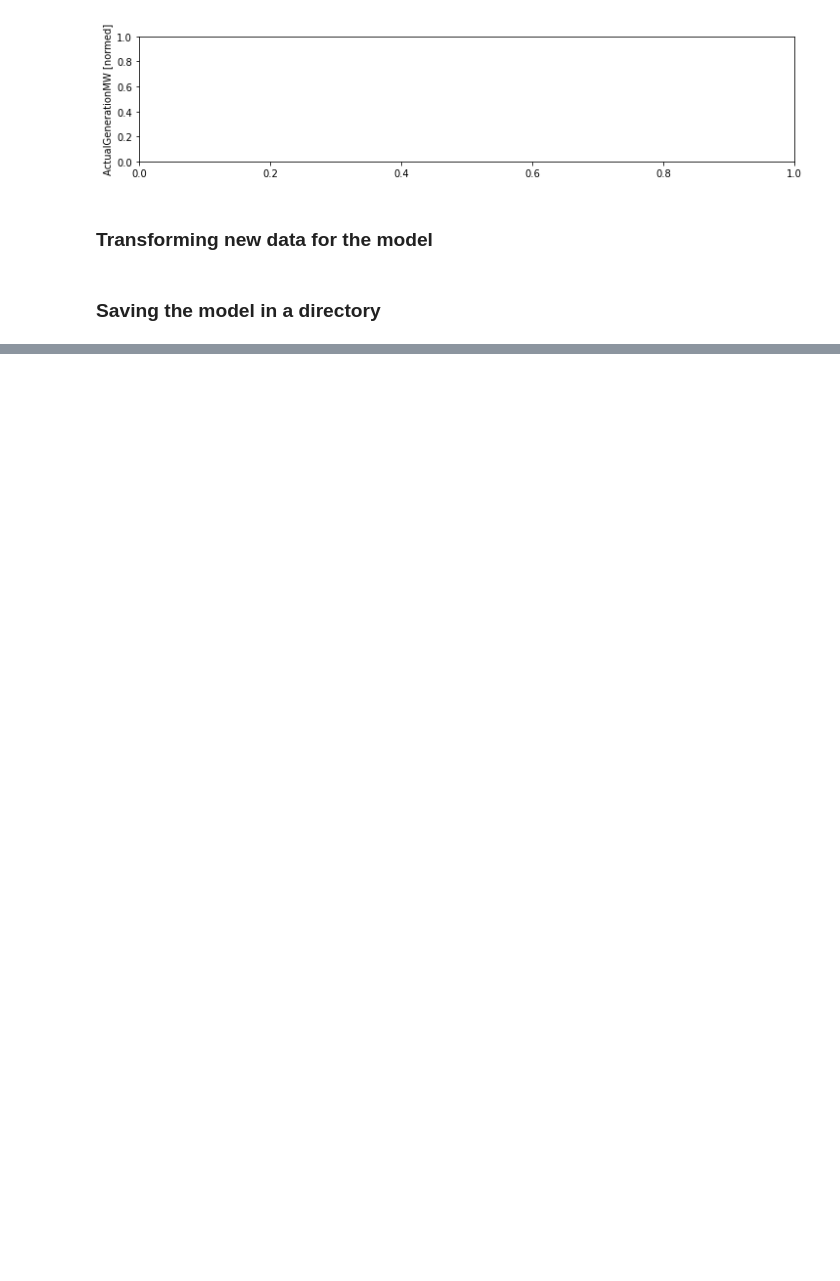
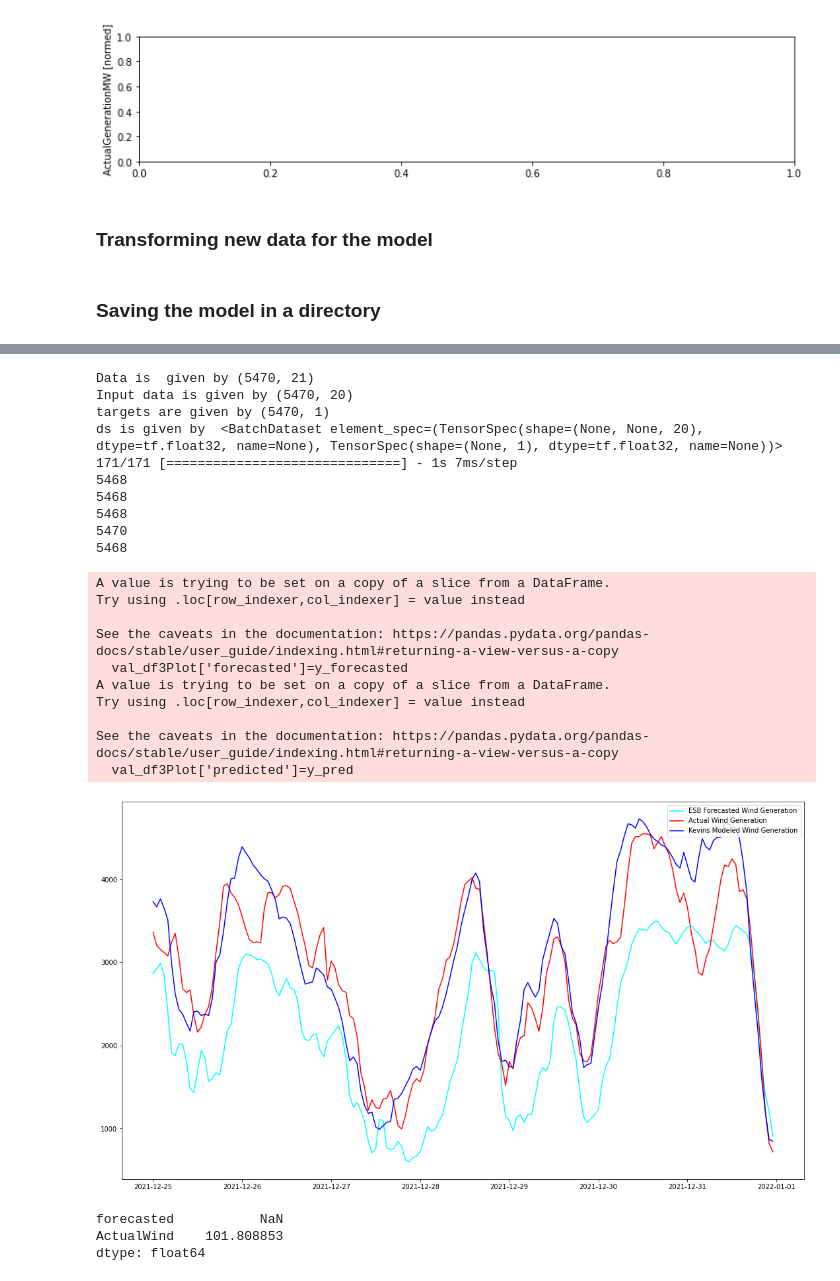
Before and after one commit to kevinTheQuigley/chargeTimeAnalytics, a Jupyter notebook: ChargeTimeML.ipynb, the cells around one changed output, grey strips where cells are left out. Drawn from its saved outputs; the diff is of its cells as text; code cells hidden in the pictures; blank space fills up the shorter version.

```diff
--- a/ChargeTimeML.ipynb
+++ b/ChargeTimeML.ipynb
@@ -1126,8 +1101,8 @@ def make_dataset(self, data):
     data = np.array(data, dtype=np.float32)
     print("Data is  given by",data.shape)
 
-    inputData=data[:,:7]
-    targets=data[:,7:]
+    inputData=data[:,:20]
+    targets=data[:,20:]
     print("Input data is given by", inputData.shape)
     print("targets are given by",targets.shape)
 
@@ -1553,0 +1507,9 @@ conv_model.save('models/conv_model')
+# %%
+usedCols=['sin_day','sin_hour','cos_day','cos_hour','dub_wddir','dub_wdsp','dub_temp','dub_msl',
+    'don_wddir','don_wdsp','don_temp','don_msl',
+    'cla_wddir','cla_wdsp','cla_temp','cla_msl',
+    'cor_wddir','cor_wdsp','cor_temp','cor_msl','ActualWind']
+
+train_df3 = train_df[usedCols]
+val_df3 = val_df[usedCols]
+test_df3 = test_df[usedCols]
@@ -1553,0 +1748,62 @@ conv_model.save('models/conv_model')
+# %%
+import matplotlib.pyplot as plt
+from matplotlib.pyplot import figure
+
+# Creating predicted column
+y_predAr=conv_model.predict(conv_window.val)
+y_pred=y_predAr[:,0]
+
+
+
+# Setting the values
+y_valid =        val_df['ActualWind'].iloc[2:]
+y_forecasted = val_df['ForecastWind'].iloc[2:]
+
+val_df3Plot=val_df3.iloc[2:]
+
+print(len(y_forecasted))
+print(len(y_valid))
+print(len(y_pred))
+print(len(val_df['ActualWind']))
+print(len(val_df3Plot['ActualWind']))
+
+val_df3Plot['forecasted']=y_forecasted
+
+val_df3Plot['predicted']=y_pred
+
+plt.plot(X_valid['date2'][-7*24:],y_pred[-7*24:],color = 'cyan',label = 'ESB Forecasted Wind Generation')
+plt.plot(X_valid['date2'][-7*24:],y_valid[-7*24:],color = 'red',label = 'Actual Wind Generation')
+plt.plot(X_valid['date2'][-7*24:],y_forecasted[-7*24:],color = 'blue', label = 'Kevins Modeled Wind Generation')
+
+plt.legend(loc=1)
+fig = plt.gcf()
+fig.set_size_inches(18.5, 10.5)
+fig.savefig('test2png.png', dpi=100)
+# %% [output]
+Data is  given by (5470, 21)
+Input data is given by (5470, 20)
+targets are given by (5470, 1)
+ds is given by  <BatchDataset element_spec=(TensorSpec(shape=(None, None, 20), dtype=tf.float32, name=None), TensorSpec(shape=(None, 1), dtype=tf.float32, name=None))>
+171/171 [==============================] - 1s 7ms/step
+5468
+5468
+5468
+5470
+5468
+A value is trying to be set on a copy of a slice from a DataFrame.
+Try using .loc[row_indexer,col_indexer] = value instead
+
+See the caveats in the documentation: https://pandas.pydata.org/pandas-docs/stable/user_guide/indexing.html#returning-a-view-versus-a-copy
+  val_df3Plot['forecasted']=y_forecasted
+A value is trying to be set on a copy of a slice from a DataFrame.
+Try using .loc[row_indexer,col_indexer] = value instead
+
+See the caveats in the documentation: https://pandas.pydata.org/pandas-docs/stable/user_guide/indexing.html#returning-a-view-versus-a-copy
+  val_df3Plot['predicted']=y_pred
+[figure, added]
+# %%
+val_df3[['forecasted','ActualWind']].diff().abs().mean()
+# %% [output]
+forecasted           NaN
+ActualWind    101.808853
+dtype: float64
```
Also changed, not shown: parts of 55 cells of this notebook, 3 other files.
